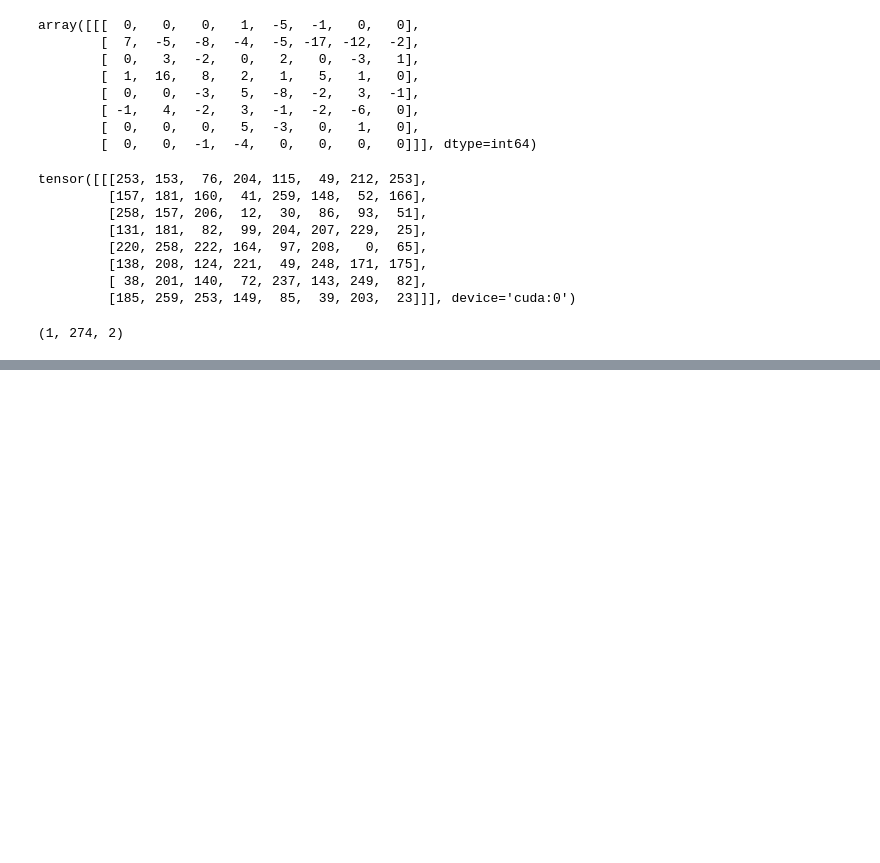
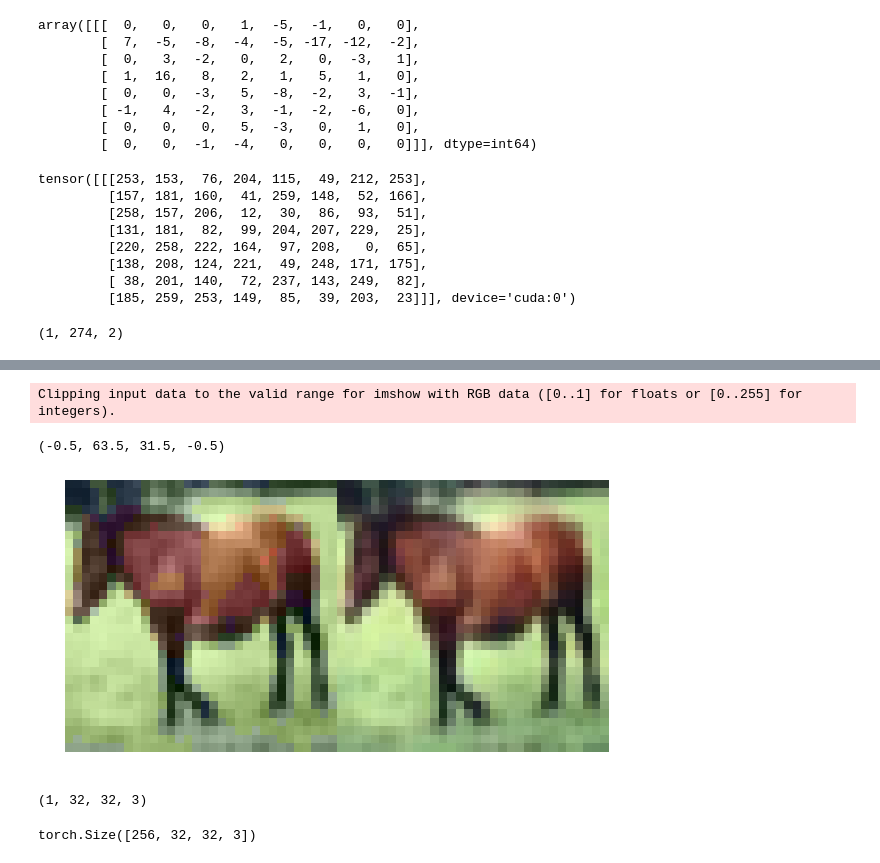
Before and after one commit to lukas-blecher/Colorization, a Jupyter notebook: test-debug.ipynb, the cells around one changed output, grey strips where cells are left out. Drawn from its saved outputs; the diff is of its cells as text; code cells hidden in the pictures; blank space fills up the shorter version.

```diff
--- a/test-debug.ipynb
+++ b/test-debug.ipynb
@@ -1165,0 +1264,16 @@ np.load('resources/norm_bins.npy').shape
+# %%
+bins=torch.unsqueeze(torch.load('resources/yuv_bins.pt'),0)
+b=yuv2bins(abten,bins)#.cpu()
+laa=bins2yuv(b,Lten+.5)
+reconstruction=color.yuv2rgb(laa[0])
+plt.figure(figsize=(10,5))
+plt.imshow(np.hstack((reconstruction,im)))
+plt.axis('off')
+# %% [output]
+Clipping input data to the valid range for imshow with RGB data ([0..1] for floats or [0..255] for integers).
+(-0.5, 63.5, 31.5, -0.5)
+[figure, added]
+# %%
+laa.shape
+# %% [output]
+(1, 32, 32, 3)
@@ -1165,0 +1286,4 @@ np.load('resources/norm_bins.npy').shape
+# %%
+image.shape
+# %% [output]
+torch.Size([256, 32, 32, 3])
```
Also changed, not shown: parts of 43 cells of this notebook.
